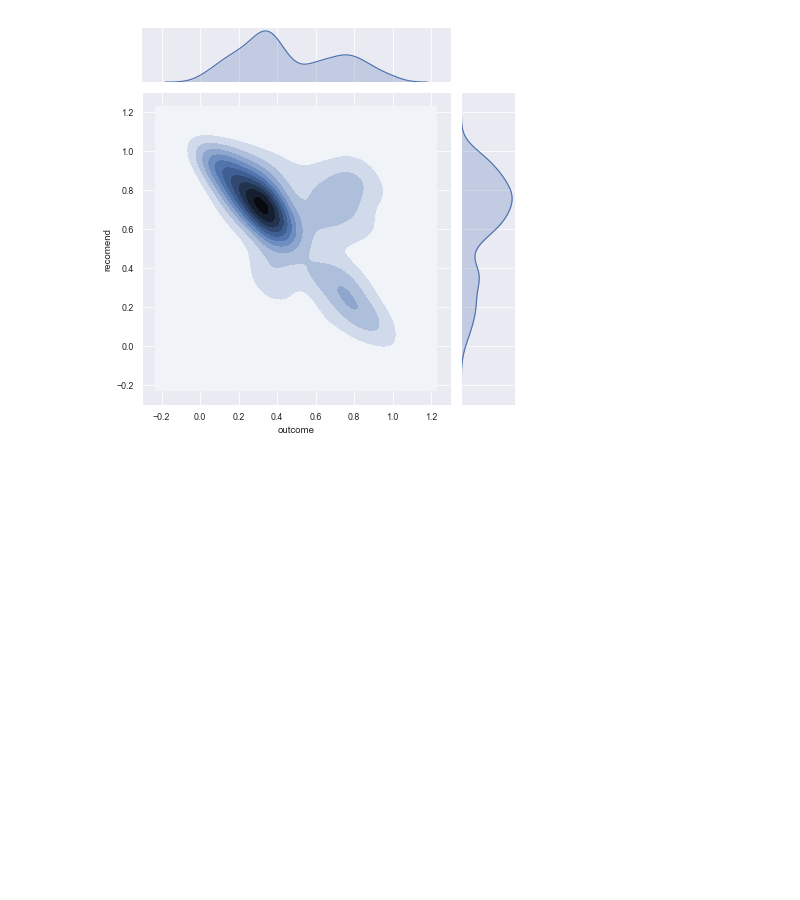
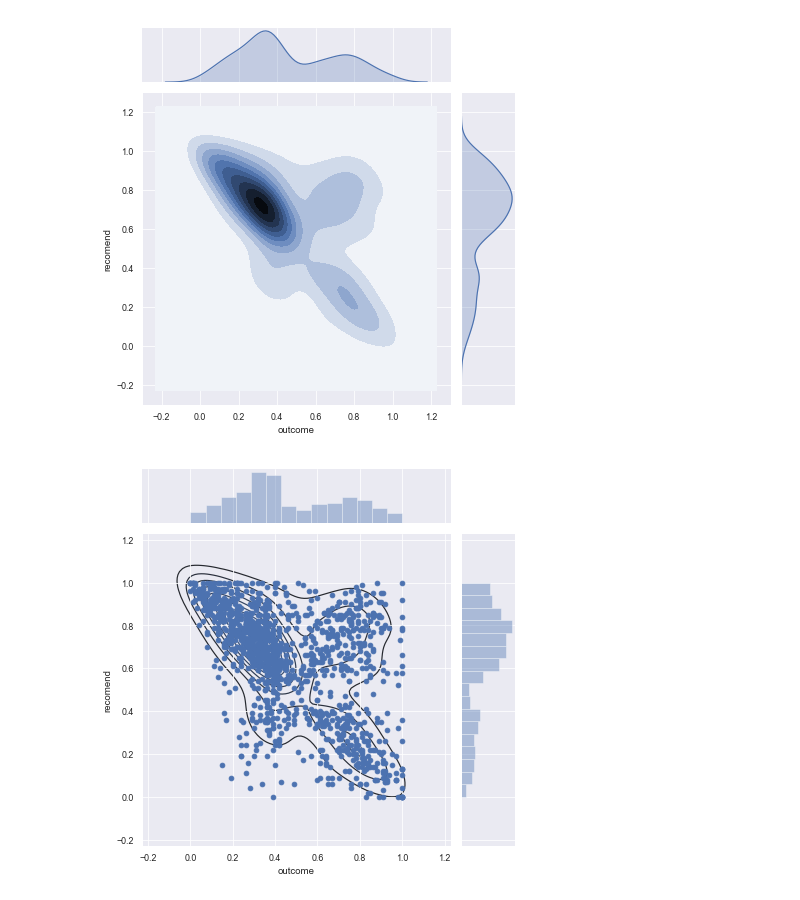
Before and after one commit to slombardini/my-repository, a Jupyter notebook: npl_jordan.ipynb, the cells around one changed output. Saved outputs shown, nothing was run; the diff lists cells and outputs as text; code cells hidden in the pictures; blank space fills up the shorter version.

```diff
--- a/npl_jordan.ipynb
+++ b/npl_jordan.ipynb
@@ -218,2 +276,0 @@ def compute_word_ratio(text):
-# %%
-df['word_ratio'] = df.openquestion.apply(compute_word_ratio)
@@ -266,3 +323,8 @@ How are the variables `outcome` and `recomend` interconnected?
 sns.jointplot(x="outcome", y="recomend", data=df, kind="kde");
 # %% [output]
 [figure]
+# %%
+g = (sns.jointplot(x="outcome", y="recomend", data=df)
+     .plot_joint(sns.kdeplot, zorder=0, n_levels=10))
+# %% [output]
+[figure, added]
```
Also changed, not shown: parts of 33 cells of this notebook.
